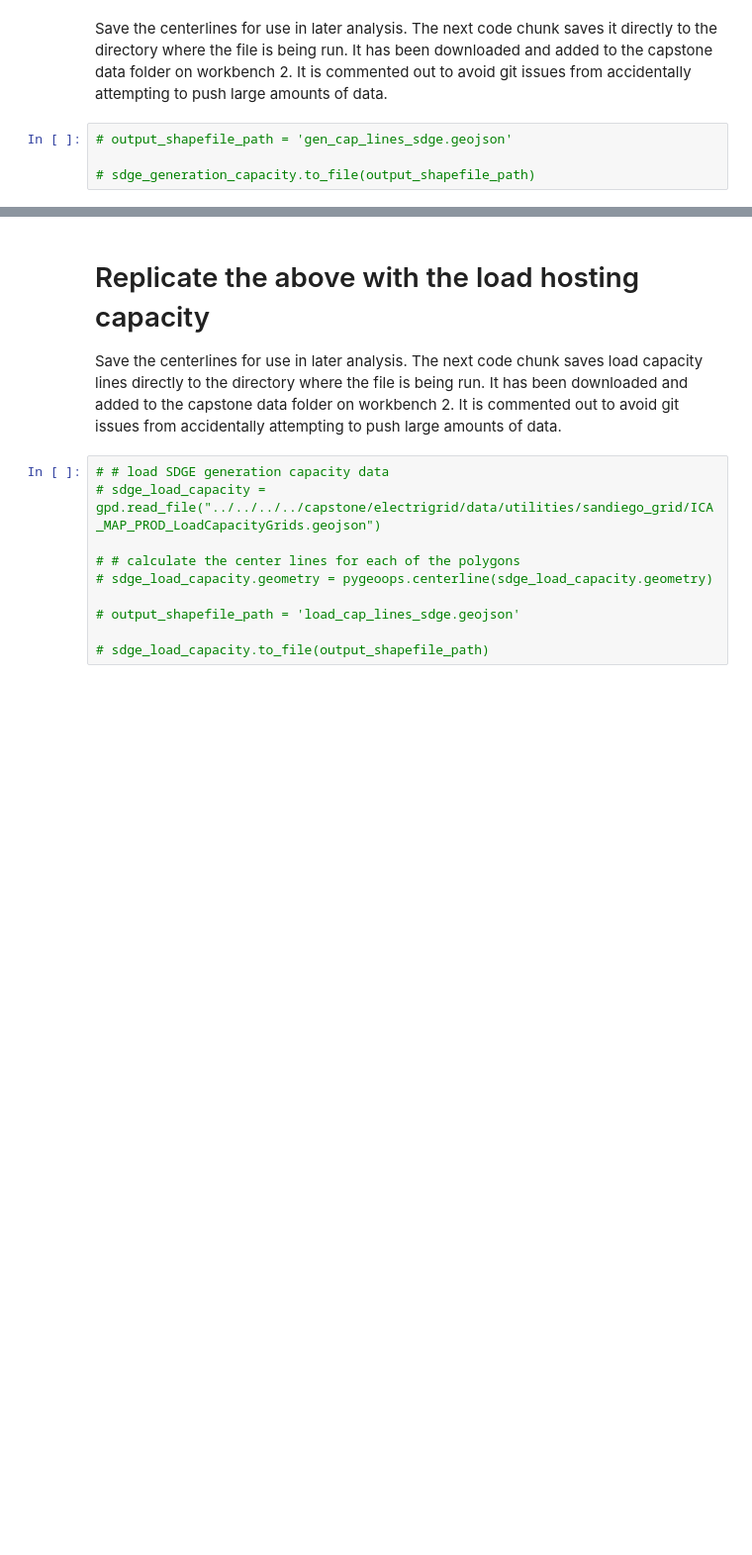
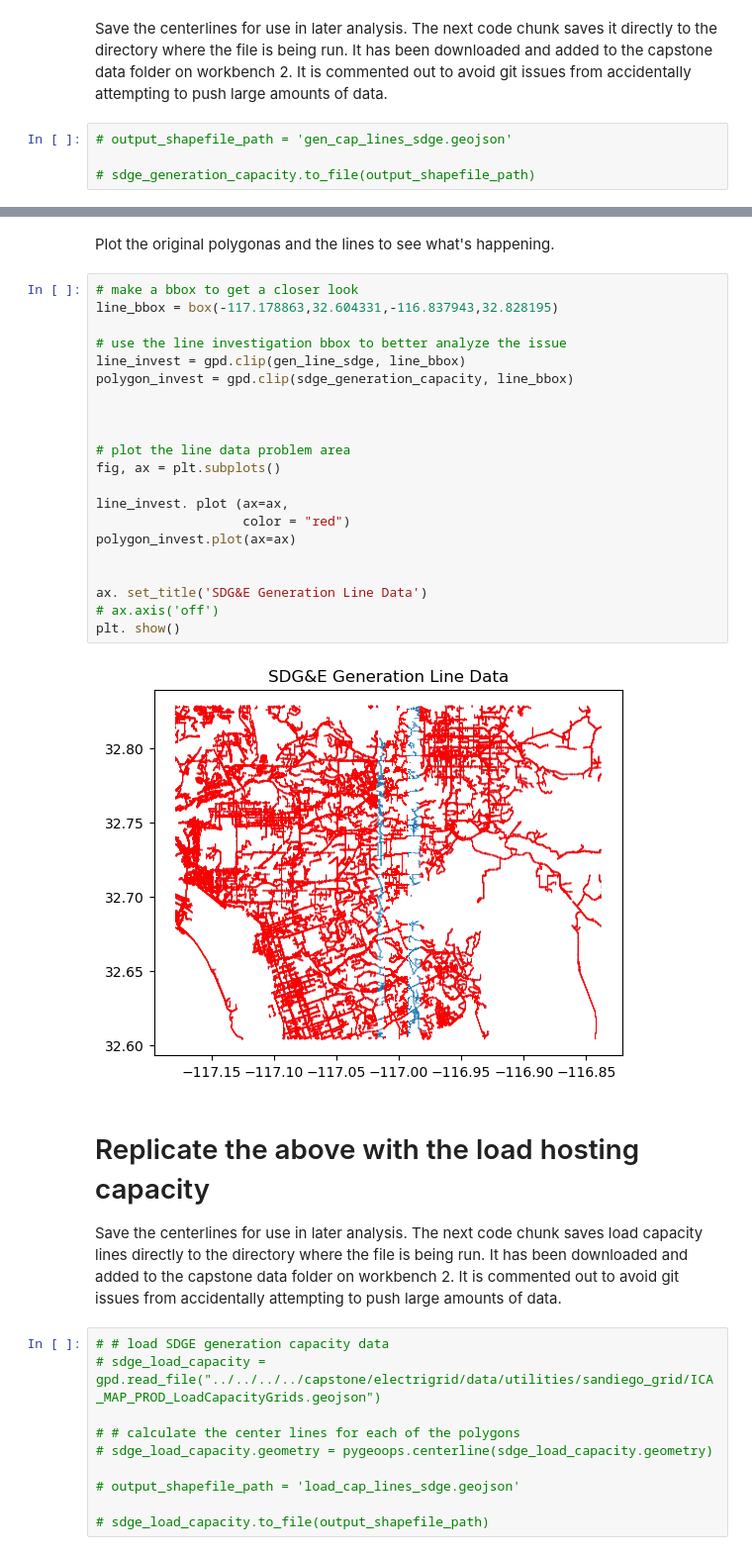
Before and after one commit to sofiiir/SDG-E, a Jupyter notebook: sdge_lines.ipynb, the cells around one changed output, grey strips where cells are left out. Shown at 99% size. Drawn from its saved outputs; the diff is of its cells as text; blank space fills up the shorter version.

```diff
--- a/sdge_lines.ipynb
+++ b/sdge_lines.ipynb
@@ -124,3 +143,28 @@ plt. show()
+# %% [markdown]
+Plot the original polygonas and the lines to see what's happening.
+# %%
+# make a bbox to get a closer look
+line_bbox = box(-117.178863,32.604331,-116.837943,32.828195)
+
+# use the line investigation bbox to better analyze the issue
+line_invest = gpd.clip(gen_line_sdge, line_bbox)
+polygon_invest = gpd.clip(sdge_generation_capacity, line_bbox)
+
+
+
+# plot the line data problem area
+fig, ax = plt.subplots()
+
+line_invest. plot (ax=ax,
+                   color = "red")
+polygon_invest.plot(ax=ax)
+
+
+ax. set_title('SDG&E Generation Line Data')
+# ax.axis('off')
+plt. show()
+# %% [output]
+[figure, added]
 # %% [markdown]
 # Replicate the above with the load hosting capacity
 
```
Also changed, not shown: parts of 7 cells of this notebook.
